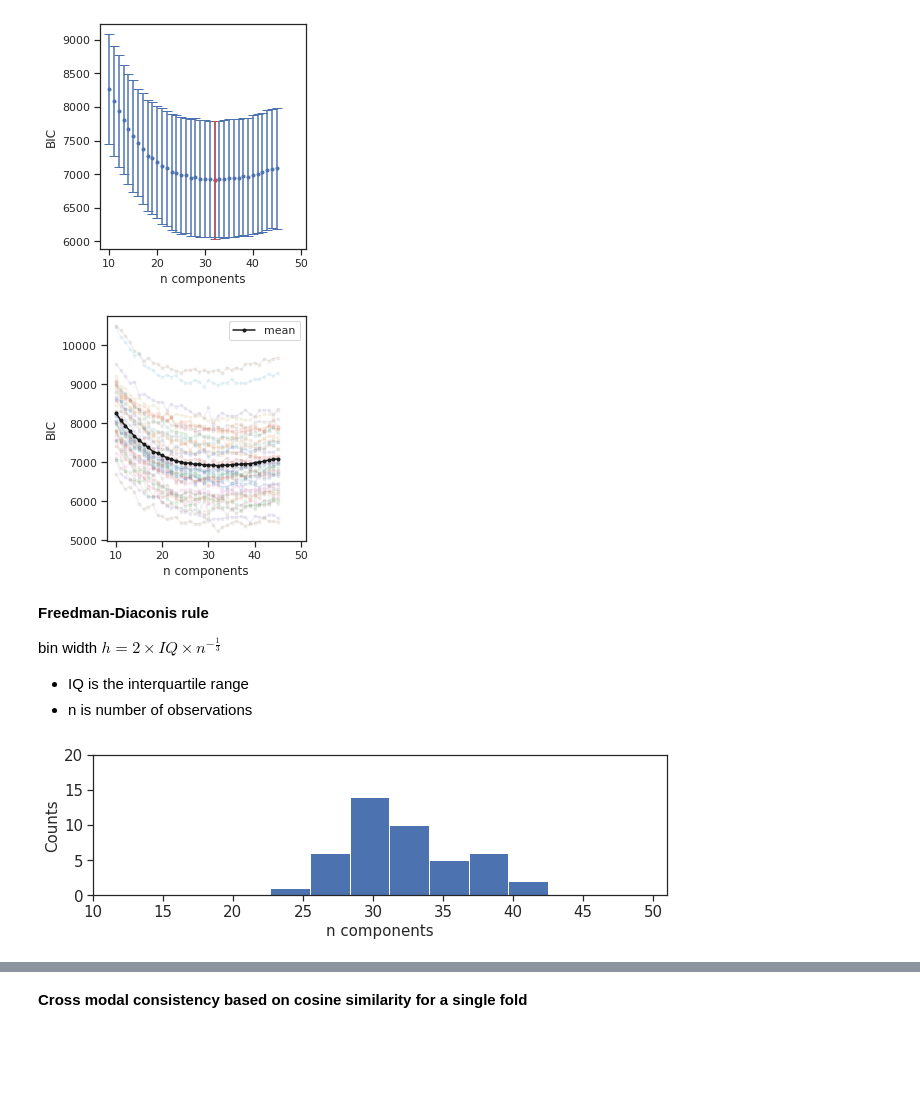
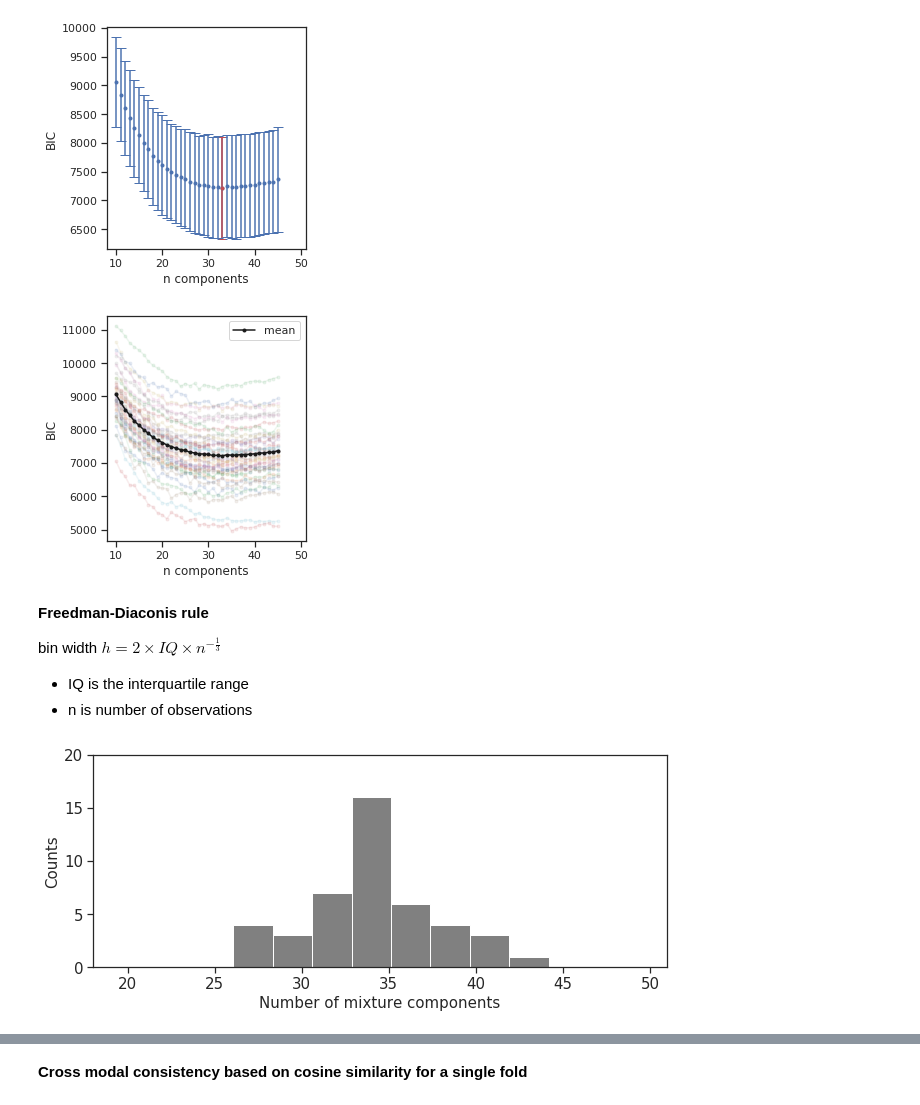
Before and after one commit to AllenInstitute/coupledAE-patchseq, a Jupyter notebook: analysis_denovo_clustering.ipynb, the cells around one changed output, grey strips where cells are left out. Drawn from its saved outputs; the diff is of its cells as text; code cells hidden in the pictures; blank space fills up the shorter version.

```diff
--- a/analysis_denovo_clustering.ipynb
+++ b/analysis_denovo_clustering.ipynb
@@ -10,3 +10,5 @@ D = pd.read_csv('/home/rohan/Remote-AI/dat/result/TE_aug_decoders/gmm_fits_us/gm
+# %%
+D = pd.read_csv('/home/rohan/Remote-AI/dat/result/TE_NM/gmm_model_select/gmmfits_combined_aT_1_0_aE_1_0_cs_1_0_ad_1_ld_3_ne_1500_ft_500_fiton_zT.csv')
 # %%
 field_name = 'bic_train'
 X_mean = D.groupby('n_components').mean()[[field_name]]
@@ -37,7 +39,7 @@ ax.set_xticks(np.arange(10,51,10))
 plt.tight_layout()
 #plt.savefig(save_pth+'denovo_gmm_bic.png',dpi=300)
 # %% [output]
-[figure, old version]
+[figure, new version]
 # %%
 n_component_list=[]
 plt.figure(figsize=(4,4))
@@ -55,9 +57,9 @@ ax.set_xlim(8,51)
 ax.set_xticks(np.arange(10,51,10))
 plt.legend()
 plt.tight_layout()
-plt.savefig(save_pth+'aT_1_0_aE_1_0_cs_1_0_us_bic_cvsets.png',dpi=300)
+#plt.savefig(save_pth+'aT_1_0_aE_1_0_cs_1_0_us_bic_cvsets.png',dpi=300)
 # %% [output]
-[figure, old version]
+[figure, new version]
 # %% [markdown]
 **Freedman-Diaconis rule**
 
@@ -69,19 +71,19 @@ from scipy.stats import iqr
 FD_binwidth = 2*iqr(n_component_list)*(len(n_component_list))**(-1/3)
 # %%
 yy = n_component_list
-plt.figure(figsize=(9,3))
-plt.hist(yy,bins=np.arange(16.5,50,FD_binwidth)+0.5)
+plt.figure(figsize=(9,4))
+plt.hist(yy,bins=np.arange(16.5,50,FD_binwidth)+0.5,color='gray')
 ax = plt.gca()
-ax.set_xlabel('n components',fontsize=15)
+ax.set_xlabel('Number of mixture components',fontsize=15)
 ax.set_ylabel('Counts',fontsize=15)
 ax.set_ylim(0,20)
-ax.set_xlim(10,51)
+ax.set_xlim(18,51)
 ax.set_yticks(np.arange(0,21.5,5))
 ax.set_yticklabels(np.arange(0,21.5,5).astype(int),fontsize=15)
-ax.set_xticks(np.arange(10,51,5))
-ax.set_xticklabels(np.arange(10,51,5).astype(int),fontsize=15)
+ax.set_xticks(np.arange(20,51,5))
+ax.set_xticklabels(ax.get_xticks(),fontsize=15)
 plt.tight_layout()
-plt.savefig(save_pth+'aT_1_0_aE_1_0_cs_1_0_us_bic_hist.png',dpi=300)
+plt.savefig(save_pth+'gmm_aT_1_0_aE_1_0_cs_1_0_ad_1_us_bic_hist.png',dpi=300)
 plt.show()
 # %% [output]
-[figure, old version]
+[figure, new version]
```
Also changed, not shown: parts of 40 cells of this notebook, 1 other file.
